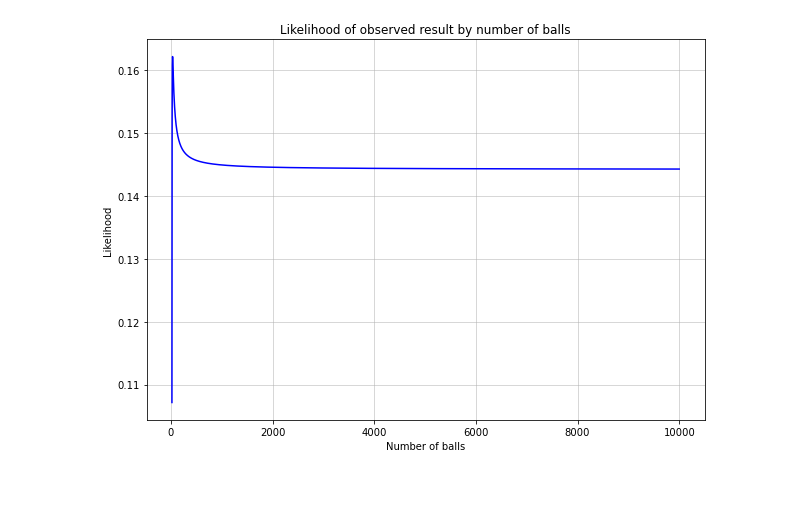
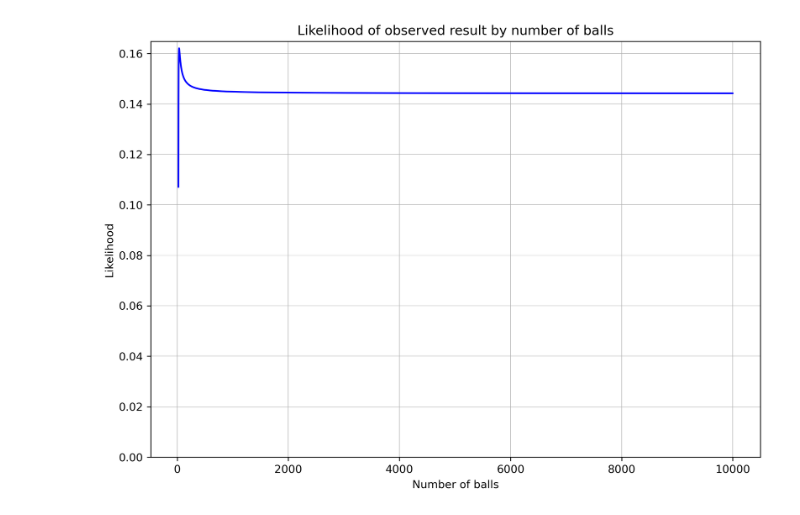
Before and after one commit to khgiddon/misc, a Jupyter notebook: riddler_classic_2022_06_17.ipynb, the cells around one changed output. Saved outputs shown, nothing was run; the diff lists cells and outputs as text; code cells hidden in the pictures; blank space fills up the shorter version.

```diff
--- a/riddler_classic_2022_06_17.ipynb
+++ b/riddler_classic_2022_06_17.ipynb
@@ -12,6 +13,8 @@ for n in range(22,maxn+2,2):
 maxtuple = max(results,key=lambda item:item[1])
 # %%
 # Plot #1
+mpl.rcParams['figure.dpi'] = 300
+
 plt.axvline(x=maxtuple[0],linestyle='--', linewidth = 3, color='red')
 plt.plot(*zip(*results),linestyle='--', marker='o', color='b')
 plt.title('Likelihood of observed result by number of balls')
@@ -42,12 +45,13 @@ maxtuple = max(results,key=lambda item:item[1])
 # %%
 # Plot #2
 
 plt.plot(*zip(*results),linestyle='-', color='b')
 plt.title('Likelihood of observed result by number of balls')
 plt.xlabel('Number of balls')
 plt.ylabel('Likelihood')
 plt.grid(linestyle='-', linewidth=.5)
 plt.rcParams['figure.figsize'] = [10, 7]
+plt.ylim(bottom=0)
 plt.show()
 # %% [output]
-[figure, old version]
+[figure, new version]
```
Also changed, not shown: parts of 1 cell of this notebook.
